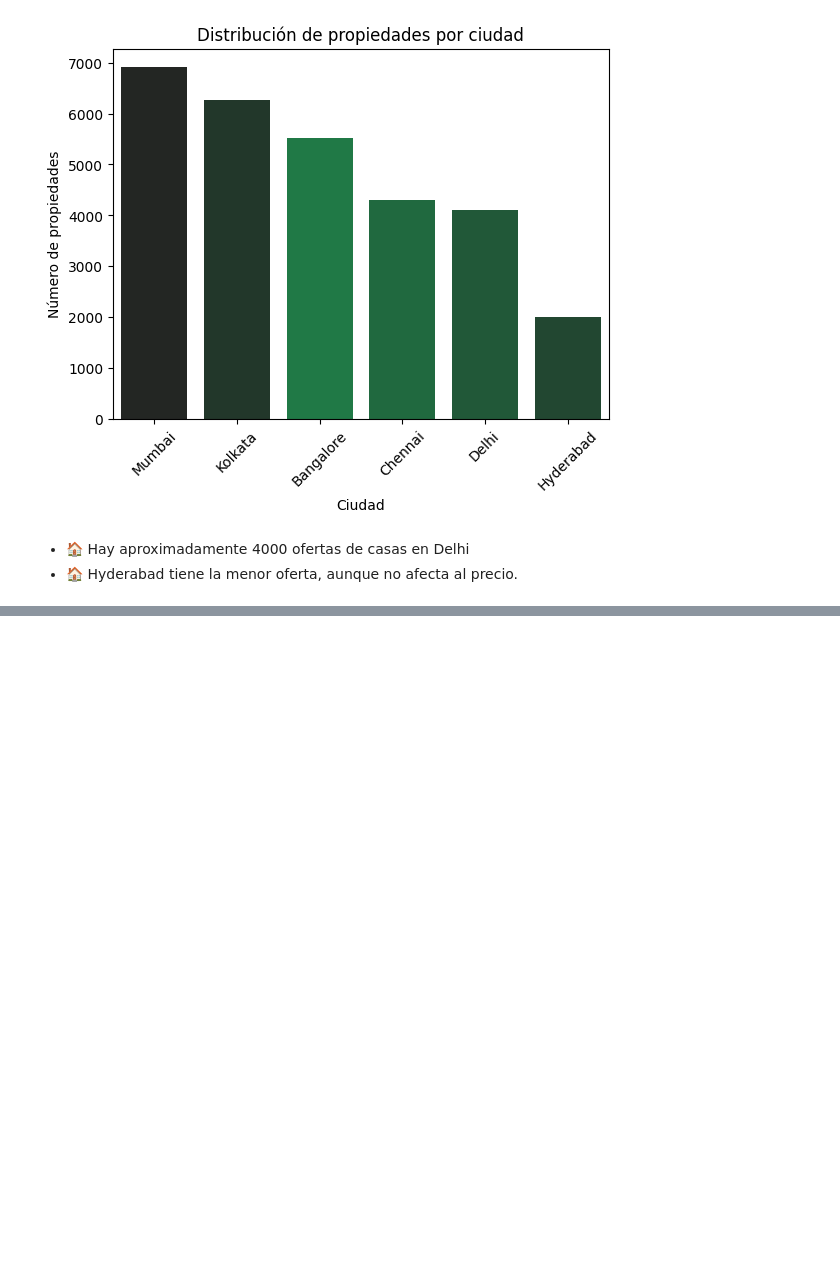
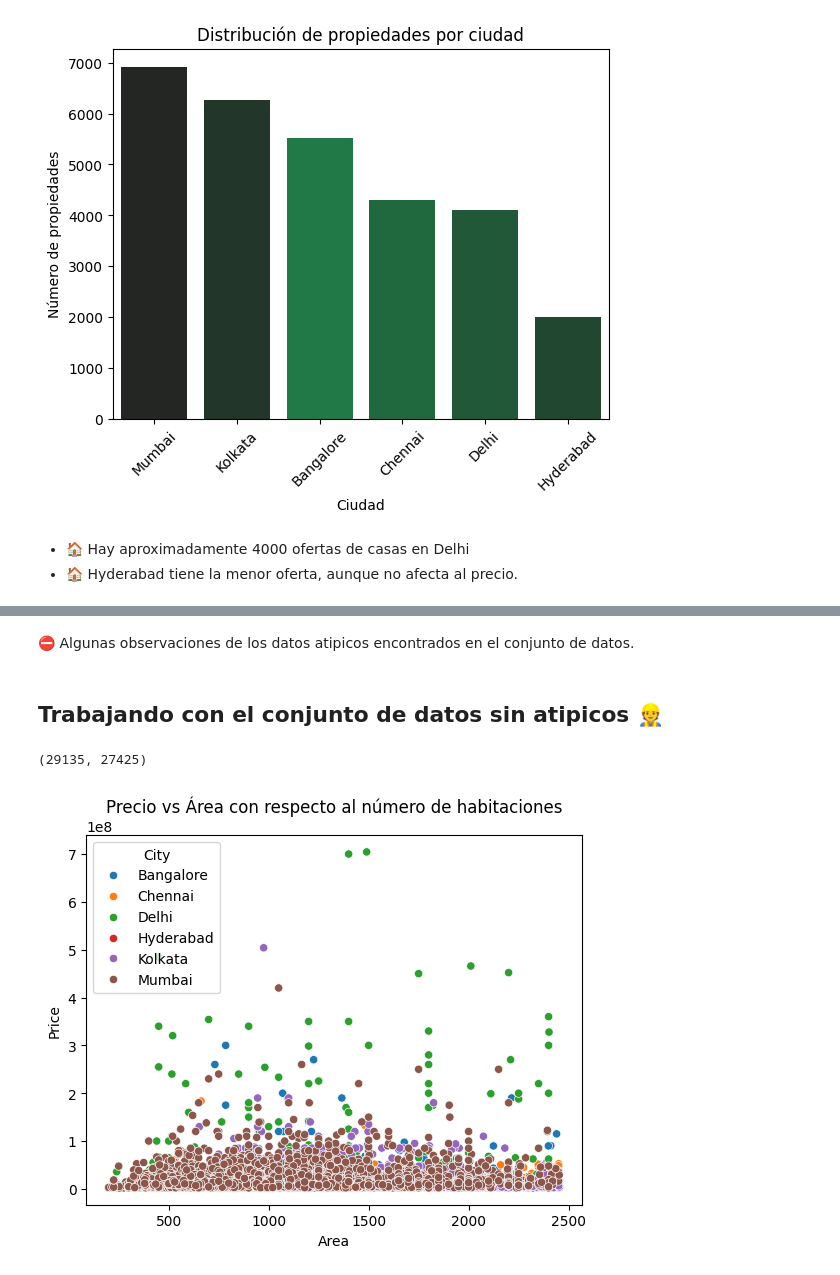
Before and after one commit to C0SS10/AI4ENG-II, a Jupyter notebook: House-Price-Predict.ipynb, the cells around one changed output, grey strips where cells are left out. Drawn from its saved outputs; the diff is of its cells as text; code cells hidden in the pictures; blank space fills up the shorter version.

Commit message:
Finding atypical data 🔎

```diff
--- a/House-Price-Predict.ipynb
+++ b/House-Price-Predict.ipynb
@@ -178,0 +181,7 @@ plt.show()
+# %%
+Q1 = house_data.iloc[:, 2:].quantile(0.25, numeric_only=True)
+Q3 = house_data.iloc[:, 2:].quantile(0.75, numeric_only=True)
+IQR = Q3 - Q1
+
+# Identificación de atípicos
+atipicos = ((house_data.iloc[:, 2:] < (Q1 - 1.5 * IQR)) | (house_data.iloc[:, 2:] > (Q3 + 1.5 * IQR))).any(axis=1)
@@ -178,0 +217,23 @@ plt.show()
+# %% [markdown]
+⛔ Algunas observaciones de los datos atipicos encontrados en el conjunto de datos.
+# %% [markdown]
+## **Trabajando con el conjunto de datos sin atipicos 👷**
+# %%
+# Conteo original de filas
+filas_original = house_data.shape[0]
+
+# Eliminación de atípicos
+data_sin_atipicos = house_data[~atipicos]
+
+# Conteo de filas después de eliminar atípicos
+filas_despues = data_sin_atipicos.shape[0]
+
+filas_original, filas_despues
+# %% [output]
+(29135, 27425)
+# %%
+sns.scatterplot(x='Area', y='Price', data=data_sin_atipicos, hue='City')
+plt.title('Precio vs Área con respecto al número de habitaciones')
+plt.show()
+# %% [output]
+[figure, added]
```
Also changed, not shown: parts of 4 cells of this notebook.
